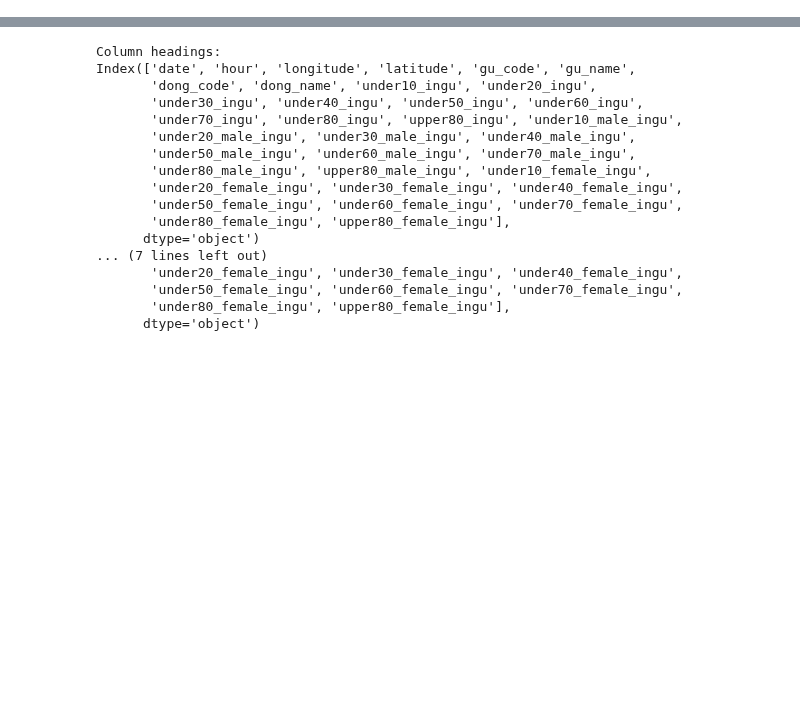
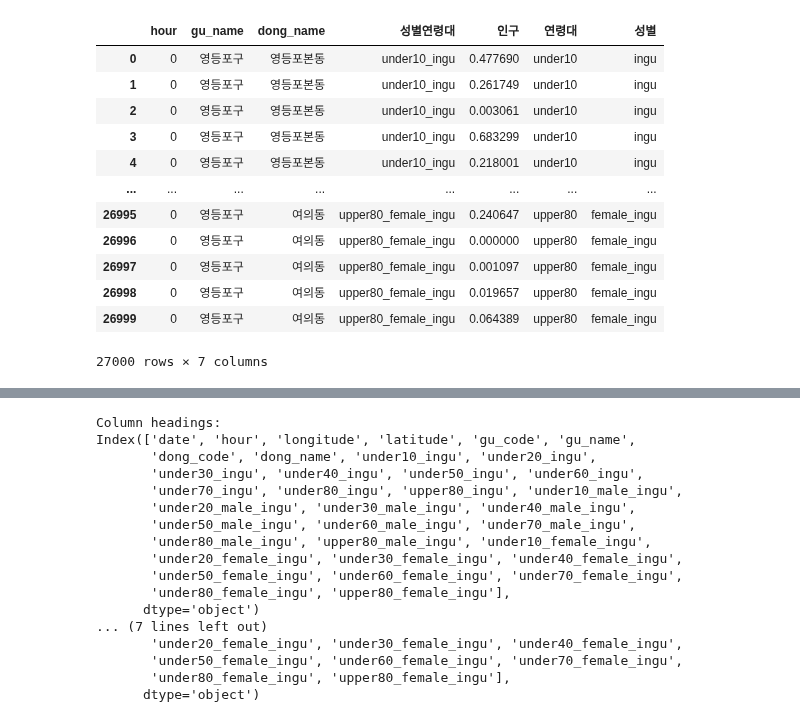
Before and after one commit to Edwardkim0/Place_trend_analysis, a Jupyter notebook: eda.ipynb, the cells around one changed output, grey strips where cells are left out. Saved outputs shown, nothing was run; the diff lists cells and outputs as text; code cells hidden in the pictures; blank space fills up the shorter version.

```diff
--- a/eda.ipynb
+++ b/eda.ipynb
@@ -10,0 +59,19 @@ yp_df = pd.read_excel("C:/project/data/moving_population/ingu_hour_yeungdeungpo.
+# %%
+yp_df_10000_clean = pd.melt(yp_df_10000,['hour','gu_name','dong_name'],value_vars=ingu_var,var_name='성별연령대',value_name='인구')
+yp_df_10000_clean['연령대'] = yp_df_10000_clean['성별연령대'].str.slice(stop=7)
+yp_df_10000_clean['성별'] = yp_df_10000_clean['성별연령대'].str.slice(start=8)
+yp_df_10000_clean
+# %% [output]
+|  | hour | gu_name | dong_name | 성별연령대 | 인구 | 연령대 | 성별 |
+| 0 | 0 | 영등포구 | 영등포본동 | under10_ingu | 0.477690 | under10 | ingu |
+| 1 | 0 | 영등포구 | 영등포본동 | under10_ingu | 0.261749 | under10 | ingu |
+| 2 | 0 | 영등포구 | 영등포본동 | under10_ingu | 0.003061 | under10 | ingu |
+| 3 | 0 | 영등포구 | 영등포본동 | under10_ingu | 0.683299 | under10 | ingu |
+| 4 | 0 | 영등포구 | 영등포본동 | under10_ingu | 0.218001 | under10 | ingu |
+| ... | ... | ... | ... | ... | ... | ... | ... |
+| 26995 | 0 | 영등포구 | 여의동 | upper80_female_ingu | 0.240647 | upper80 | female_ingu |
+| 26996 | 0 | 영등포구 | 여의동 | upper80_female_ingu | 0.000000 | upper80 | female_ingu |
+| 26997 | 0 | 영등포구 | 여의동 | upper80_female_ingu | 0.001097 | upper80 | female_ingu |
+| 26998 | 0 | 영등포구 | 여의동 | upper80_female_ingu | 0.019657 | upper80 | female_ingu |
+| 26999 | 0 | 영등포구 | 여의동 | upper80_female_ingu | 0.064389 | upper80 | female_ingu |
+27000 rows × 7 columns
```
Also changed, not shown: parts of 9 cells of this notebook.
